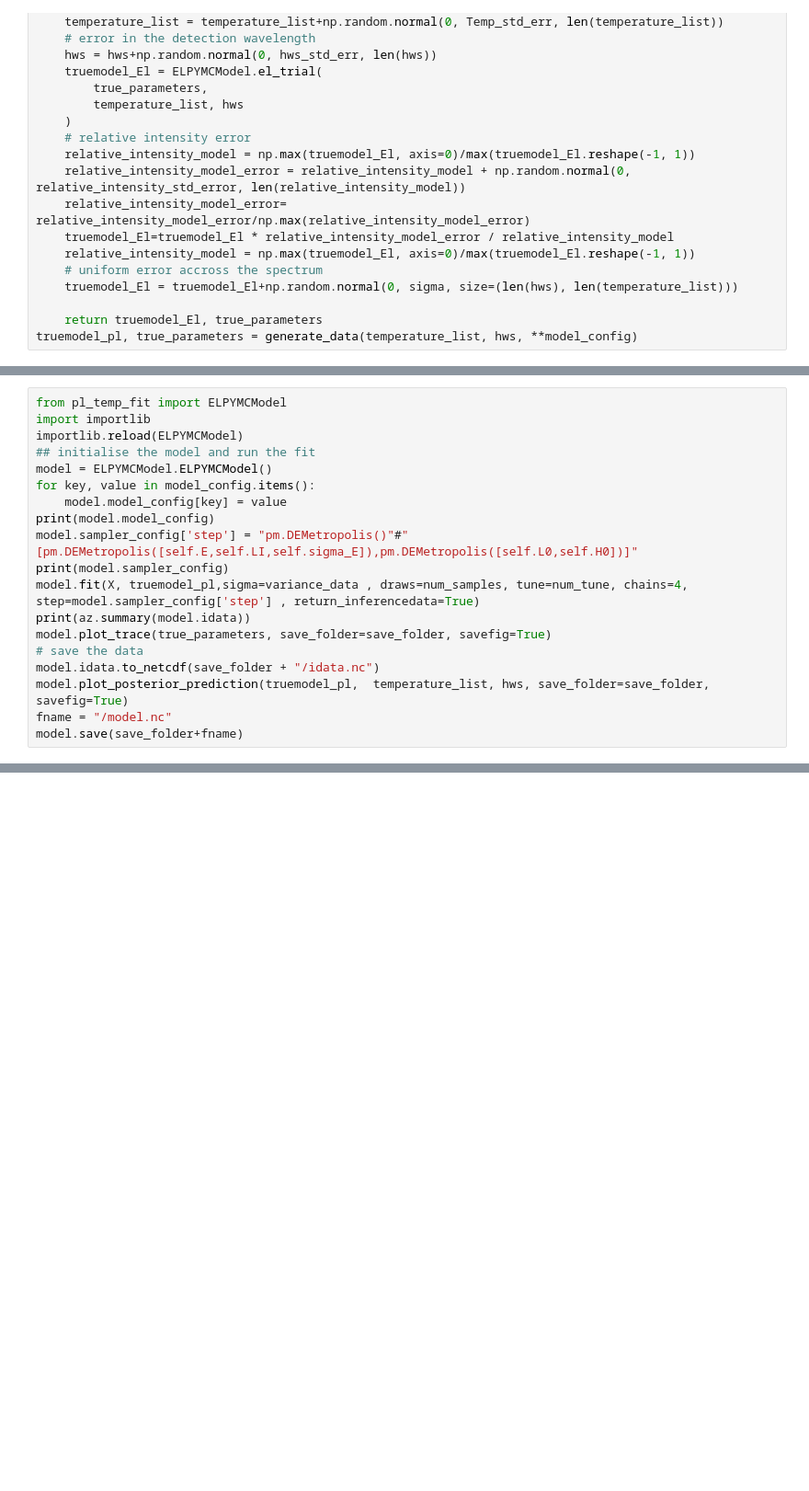
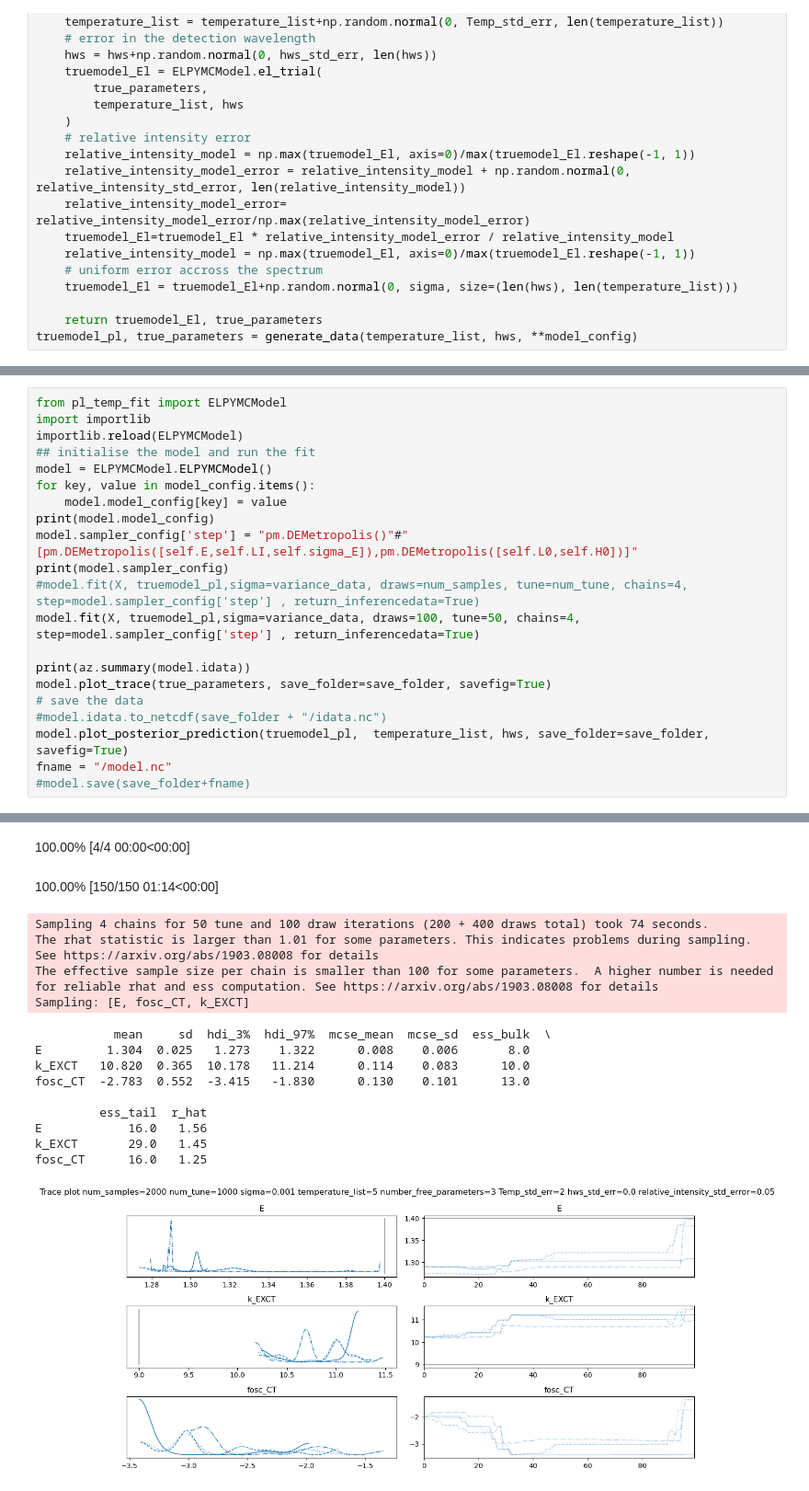
Before and after one commit to mohammedazzouzi15/pl_temp_fit, a Jupyter notebook: notebook/Fit_workflow.ipynb, the cells around one changed output, grey strips where cells are left out. Shown at 92% size. Cells and saved outputs as stored; diff of their text form; blank space fills up the shorter version.

```diff
--- a/notebook/Fit_workflow.ipynb
+++ b/notebook/Fit_workflow.ipynb
@@ -178,14 +179,16 @@ for key, value in model_config.items():
 print(model.model_config)
 model.sampler_config['step'] = "pm.DEMetropolis()"#"[pm.DEMetropolis([self.E,self.LI,self.sigma_E]),pm.DEMetropolis([self.L0,self.H0])]"
 print(model.sampler_config)
-model.fit(X, truemodel_pl,sigma=variance_data , draws=num_samples, tune=num_tune, chains=4, step=model.sampler_config['step'] , return_inferencedata=True)
+#model.fit(X, truemodel_pl,sigma=variance_data, draws=num_samples, tune=num_tune, chains=4, step=model.sampler_config['step'] , return_inferencedata=True)
+model.fit(X, truemodel_pl,sigma=variance_data, draws=100, tune=50, chains=4, step=model.sampler_config['step'] , return_inferencedata=True)
+
 print(az.summary(model.idata))
 model.plot_trace(true_parameters, save_folder=save_folder, savefig=True)
 # save the data
-model.idata.to_netcdf(save_folder + "/idata.nc")
+#model.idata.to_netcdf(save_folder + "/idata.nc")
 model.plot_posterior_prediction(truemodel_pl,  temperature_list, hws, save_folder=save_folder, savefig=True)
 fname = "/model.nc"
-model.save(save_folder+fname)
+#model.save(save_folder+fname)
 # %% [output]
 {'number_free_parameters': 3, 'E': {'min': 1.0, 'max': 1.4}, 'k_EXCT': {'min': 8, 'max': 12}, 'fosc_CT': {'min': -4, 'max': 0}, 'LI': {'mu': 0.12, 'sigma': 0.01, 'lower': 0.05, 'upper': 0.15}, 'L0': { ...
 {'draws': 10, 'tune': 5, 'chains': 3, 'step': 'pm.DEMetropolis()', 'return_inferencedata': True}
@@ -196,0 +200,16 @@ Inputs types: [TensorType(float64, shape=(3,))]
+100.00% [4/4 00:00<00:00]
+100.00% [150/150 01:14<00:00]
+Sampling 4 chains for 50 tune and 100 draw iterations (200 + 400 draws total) took 74 seconds.
+The rhat statistic is larger than 1.01 for some parameters. This indicates problems during sampling. See https://arxiv.org/abs/1903.08008 for details
+The effective sample size per chain is smaller than 100 for some parameters.  A higher number is needed for reliable rhat and ess computation. See https://arxiv.org/abs/1903.08008 for details
+Sampling: [E, fosc_CT, k_EXCT]
+           mean     sd  hdi_3%  hdi_97%  mcse_mean  mcse_sd  ess_bulk  \
+E         1.304  0.025   1.273    1.322      0.008    0.006       8.0
+k_EXCT   10.820  0.365  10.178   11.214      0.114    0.083      10.0
+fosc_CT  -2.783  0.552  -3.415   -1.830      0.130    0.101      13.0
+
+         ess_tail  r_hat
+E            16.0   1.56
+k_EXCT       29.0   1.45
+fosc_CT      16.0   1.25
+[figure, added]
```
Also changed, not shown: parts of 11 cells of this notebook, 3 other files.
